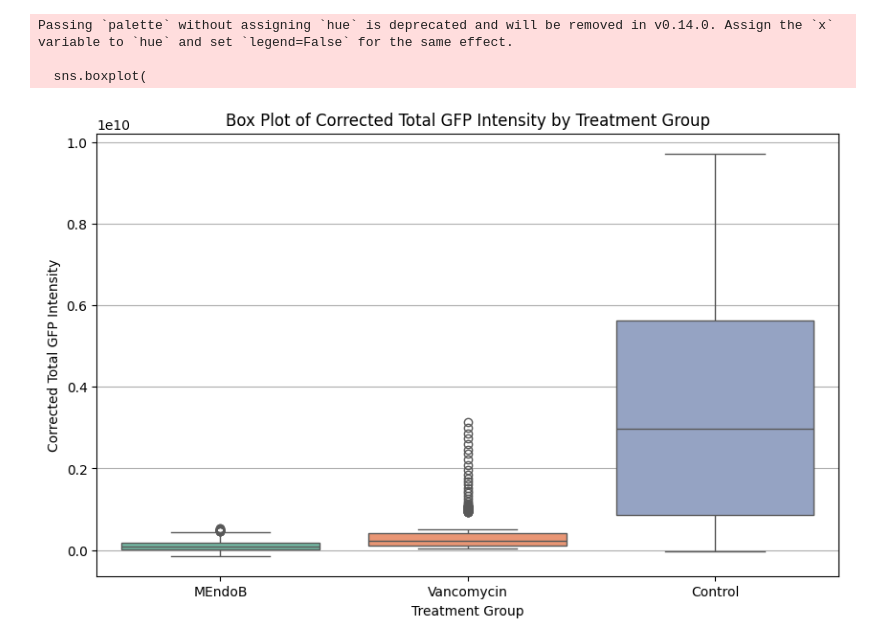
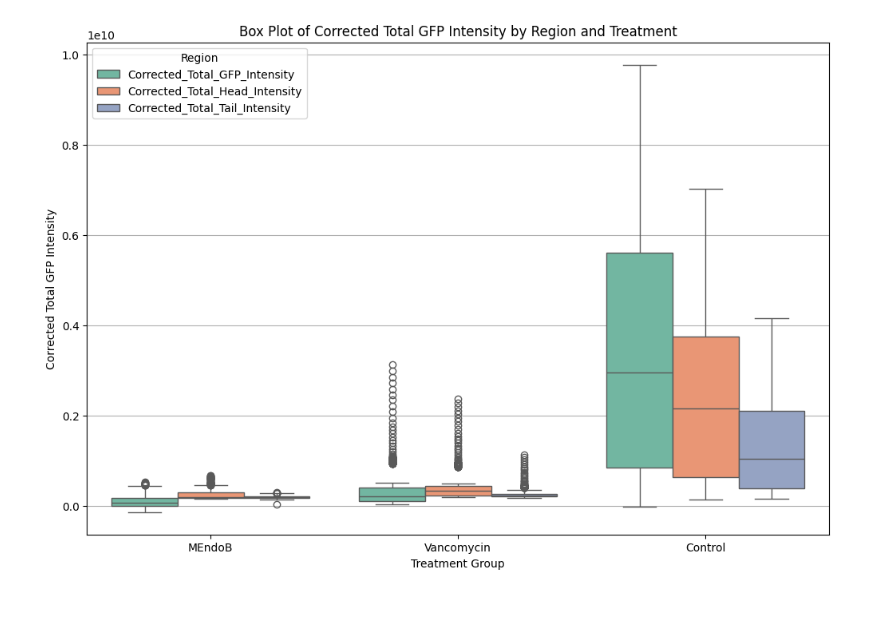
Before and after one commit to aeblik/MolecularIMaging, a Jupyter notebook: evaluation.ipynb, the cells around one changed output. Saved outputs shown, nothing was run; the diff lists cells and outputs as text; code cells hidden in the pictures; blank space fills up the shorter version.

```diff
--- a/evaluation.ipynb
+++ b/evaluation.ipynb
@@ -117,0 +217,21 @@ plt.show()
+# %%
+# --- Heatmap of Normalized Corrected Mean GFP Intensities ---
+# Normalize intensities within each region
+df['Normalized_Whole_Mean'] = df.groupby('Treatment')['Corrected_Mean_GFP_Intensity'].transform(lambda x: (x - x.min()) / (x.max() - x.min()))
+df['Normalized_Head_Mean'] = df.groupby('Treatment')['Corrected_Mean_Head_Intensity'].transform(lambda x: (x - x.min()) / (x.max() - x.min()))
+df['Normalized_Tail_Mean'] = df.groupby('Treatment')['Corrected_Mean_Tail_Intensity'].transform(lambda x: (x - x.min()) / (x.max() - x.min()))
+
+# Pivot for heatmap
+heatmap_data = df.pivot_table(index='Treatment', columns='Time', values='Normalized_Whole_Mean', aggfunc='mean')
+plt.figure(figsize=(12, 8))
+sns.heatmap(heatmap_data, cmap='viridis', annot=False)
+plt.title("Heatmap of Normalized Corrected Mean GFP Intensity (Whole Fish)")
+plt.show()
+
+# Separate heatmaps for head and tail
+for region, column in [('Head', 'Normalized_Head_Mean'), ('Tail', 'Normalized_Tail_Mean')]:
+    heatmap_data = df.pivot_table(index='Treatment', columns='Time', values=column, aggfunc='mean')
+    plt.figure(figsize=(12, 8))
+    sns.heatmap(heatmap_data, cmap='viridis', annot=False)
+    plt.title(f"Heatmap of Normalized Corrected Mean GFP Intensity ({region})")
+    plt.show()
@@ -118,19 +242,22 @@ plt.show()
 # %%
-# Create the box plot
-plt.figure(figsize=(10, 6))
+# --- Box Plot for Corrected Total GFP Intensity (Head, Tail, Whole Fish) ---
+plt.figure(figsize=(12, 8))
 sns.boxplot(
-    data=df, x='Treatment', y='Corrected_Total_GFP_Intensity',
-    palette='Set2', showfliers=True
+    data=df.melt(
+        id_vars=['Treatment'],
+        value_vars=[
+            'Corrected_Total_GFP_Intensity', 'Corrected_Total_Head_Intensity', 'Corrected_Total_Tail_Intensity'
+        ],
+        var_name='Region',
+        value_name='Corrected GFP Intensity'
+    ),
+    x='Treatment', y='Corrected GFP Intensity', hue='Region', palette='Set2', showfliers=True
 )
-
-# Adding labels and title
 plt.xlabel("Treatment Group")
 plt.ylabel("Corrected Total GFP Intensity")
-plt.title("Box Plot of Corrected Total GFP Intensity by Treatment Group")
+plt.title("Box Plot of Corrected Total GFP Intensity by Region and Treatment")
 plt.grid(axis='y')
+plt.legend(title="Region")
 plt.show()
 # %% [output]
-Passing `palette` without assigning `hue` is deprecated and will be removed in v0.14.0. Assign the `x` variable to `hue` and set `legend=False` for the same effect.
-
-  sns.boxplot(
-[figure, old version]
+[figure, new version]
```
Also changed, not shown: parts of 7 cells of this notebook, 2 other files.
